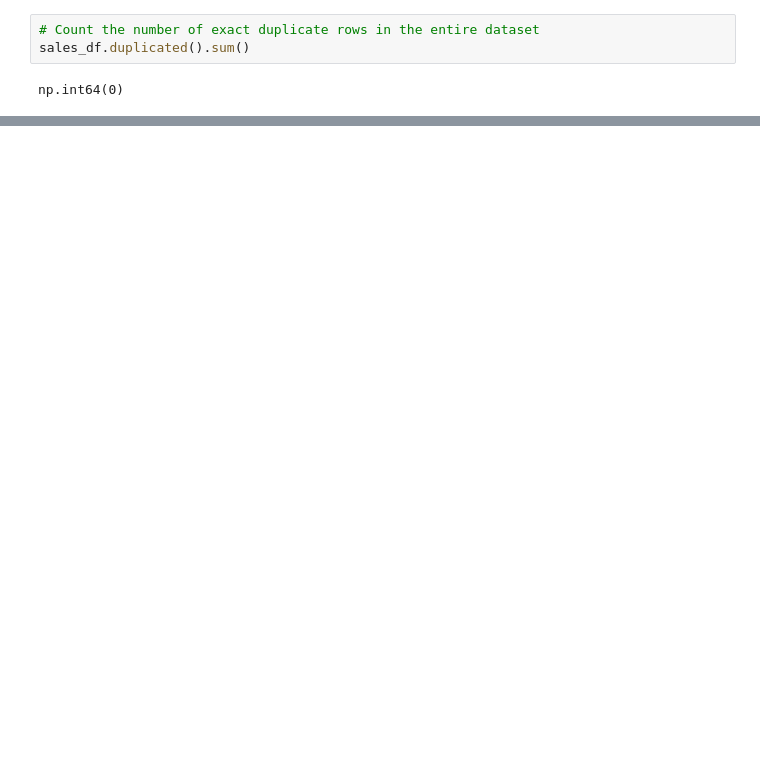
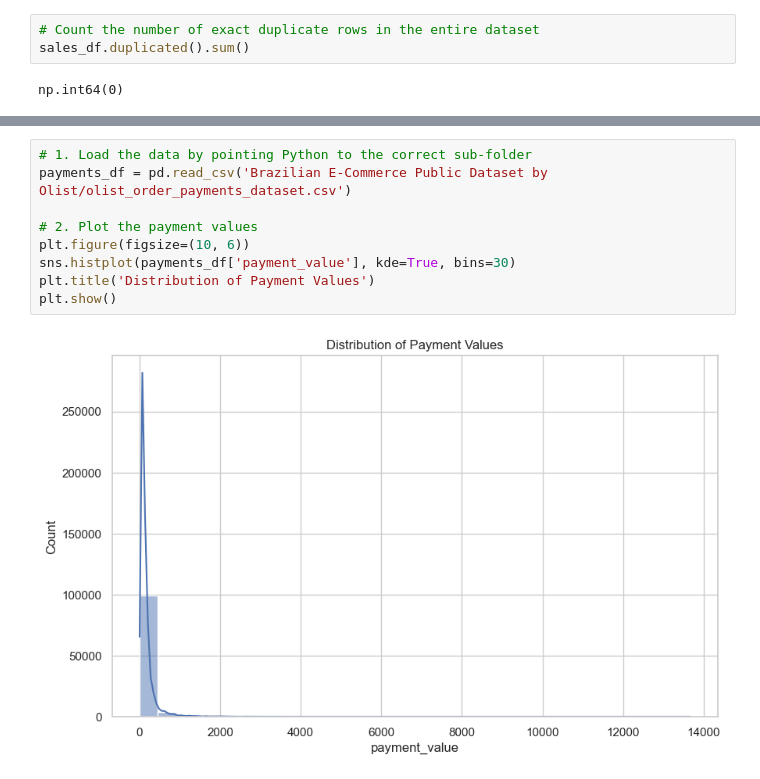
Before and after one commit to Infotact-Solutions-DA-Interns/Retail-Sales-Inventory-Analytics, a Jupyter notebook: Retail-Sales-Inventory-Analytics/01_load_data.ipynb, the cells around one changed output, grey strips where cells are left out. Cells and saved outputs as stored; diff of their text form; blank space fills up the shorter version.

```diff
--- a/Retail-Sales-Inventory-Analytics/01_load_data.ipynb
+++ b/Retail-Sales-Inventory-Analytics/01_load_data.ipynb
@@ -91,0 +241,11 @@ np.int64(0)
+# %%
+# 1. Load the data by pointing Python to the correct sub-folder
+payments_df = pd.read_csv('Brazilian E-Commerce Public Dataset by Olist/olist_order_payments_dataset.csv')
+
+# 2. Plot the payment values
+plt.figure(figsize=(10, 6))
+sns.histplot(payments_df['payment_value'], kde=True, bins=30)
+plt.title('Distribution of Payment Values')
+plt.show()
+# %% [output]
+[figure, added]
```
Also changed, not shown: parts of 38 cells of this notebook.
